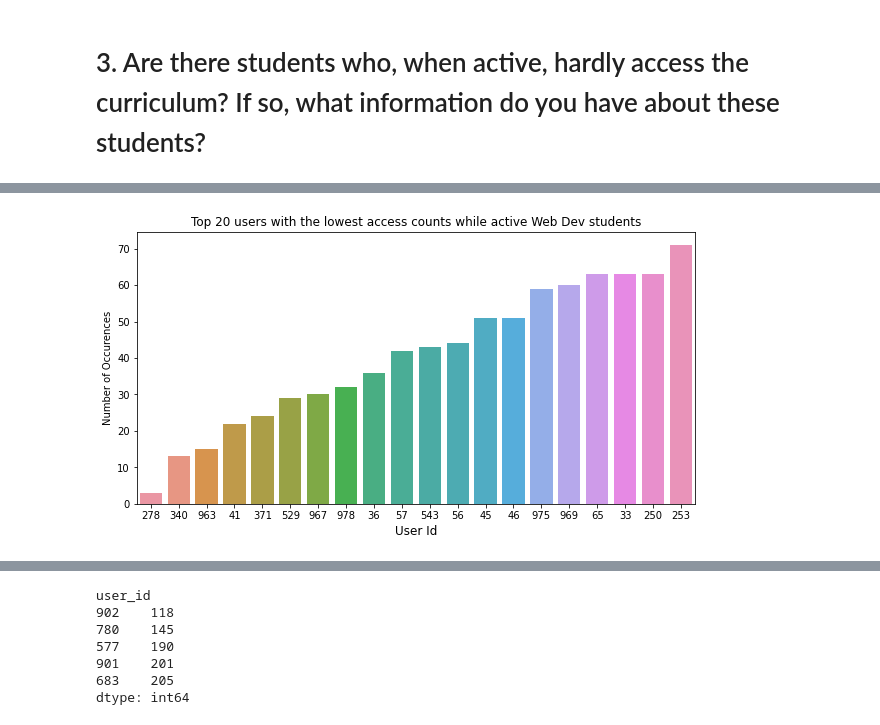
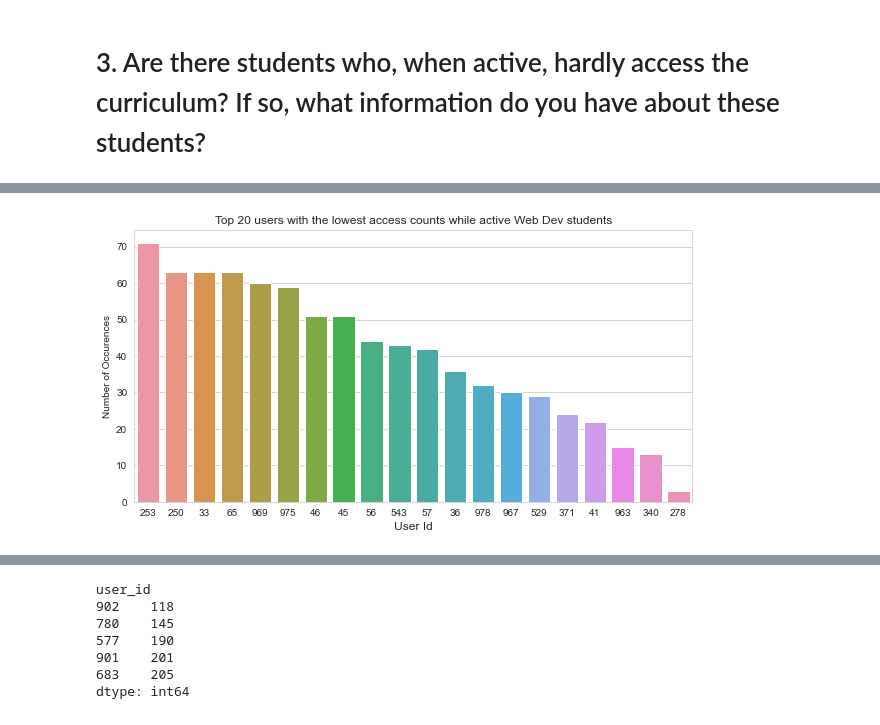
Before and after one commit to miller-cerna-laskowski-morris-eyring/anomaly-group-project, a Jupyter notebook: ray_eda.ipynb, the cells around one changed output, grey strips where cells are left out. Saved outputs shown, nothing was run; the diff lists cells and outputs as text; code cells hidden in the pictures.

```diff
--- a/ray_eda.ipynb
+++ b/ray_eda.ipynb
@@ -137,18 +128,17 @@ user_id
 253    71
 dtype: int64
-# %%
-#histogram of these users under 20 logged access dates:
-user_id_count = active_wd.groupby('user_id').size().sort_values()
-user_id_count = user_id_count[:20]
-order_list = [278,340,963,41,371,529,967,978,36,57,543,56,45,46,975,969,65,33,250,253]
-#order_list = active_wd.sort_values(by=['user_id'], ascending=False).set_index('user_id').index
-#order_list = user_id_count[:20].sort_values()
-plt.figure(figsize=(10,5))
-#plt.figure(figsize=(10,5))
-sns.barplot(user_id_count.index, user_id_count.values, order=order_list)
-plt.title ('Top 20 users with the lowest access counts while active Web Dev students')
-plt.ylabel('Number of Occurences')
-plt.xlabel('User Id', fontsize=12)
-plt.show()
-# %% [output]
-[figure, removed]
+# %%
+#histogram of these users under 20 logged access dates:
+user_id_count = active_wd.groupby('user_id').size().sort_values()
+user_id_count = user_id_count[:20]
+my_order = list(hardly_access_wd.index)
+my_order.reverse()
+plt.figure(figsize=(10,5))
+#plt.figure(figsize=(10,5))
+sns.barplot(user_id_count.index, user_id_count.values, order=my_order)
+plt.title ('Top 20 users with the lowest access counts while active Web Dev students')
+plt.ylabel('Number of Occurences')
+plt.xlabel('User Id', fontsize=12)
+plt.show()
+# %% [output]
+[figure, added]
```
Also changed, not shown: parts of 35 cells of this notebook.
